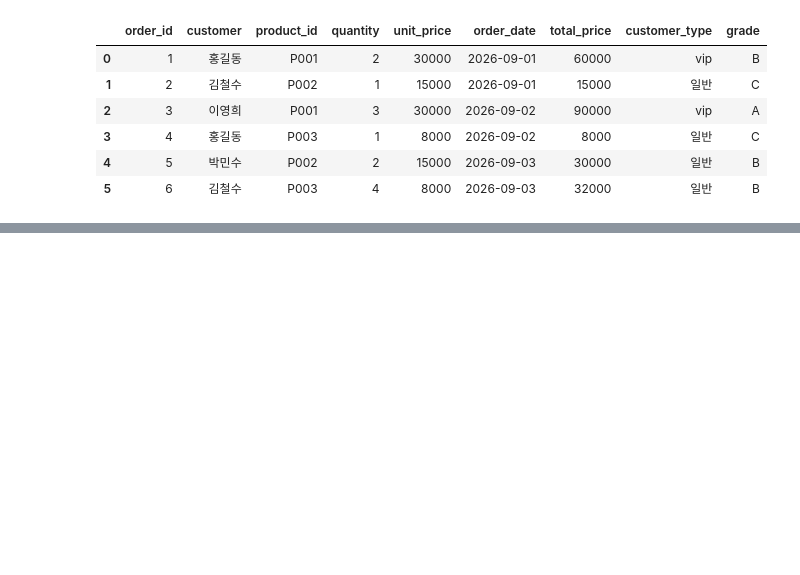
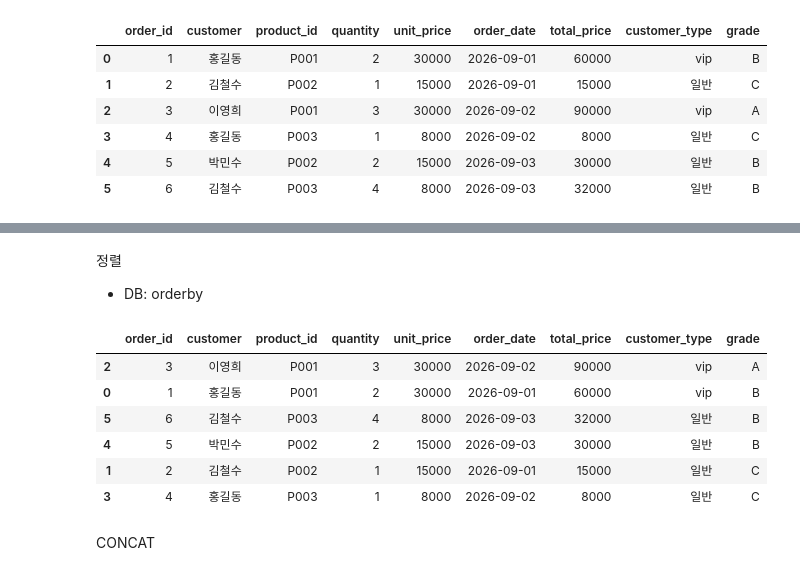
Before and after one commit to JLee004/ai-data-pipeline-2026, a Jupyter notebook: chapter02/pandas aggregation.ipynb, the cells around one changed output, grey strips where cells are left out. Saved outputs shown, nothing was run; the diff lists cells and outputs as text; code cells hidden in the pictures; blank space fills up the shorter version.

```diff
--- a/chapter02/pandas aggregation.ipynb
+++ b/chapter02/pandas aggregation.ipynb
@@ -111,0 +143,15 @@ orders
+# %% [markdown]
+정렬
+- DB: orderby
+# %%
+orders.sort_values(by='total_price', ascending=False)
+# %% [output]
+|  | order_id | customer | product_id | quantity | unit_price | order_date | total_price | customer_type | grade |
+| 2 | 3 | 이영희 | P001 | 3 | 30000 | 2026-09-02 | 90000 | vip | A |
+| 0 | 1 | 홍길동 | P001 | 2 | 30000 | 2026-09-01 | 60000 | vip | B |
+| 5 | 6 | 김철수 | P003 | 4 | 8000 | 2026-09-03 | 32000 | 일반 | B |
+| 4 | 5 | 박민수 | P002 | 2 | 15000 | 2026-09-03 | 30000 | 일반 | B |
+| 1 | 2 | 김철수 | P002 | 1 | 15000 | 2026-09-01 | 15000 | 일반 | C |
+| 3 | 4 | 홍길동 | P003 | 1 | 8000 | 2026-09-02 | 8000 | 일반 | C |
+# %% [markdown]
+CONCAT
```
Also changed, not shown: parts of 18 cells of this notebook, 6 other files.
